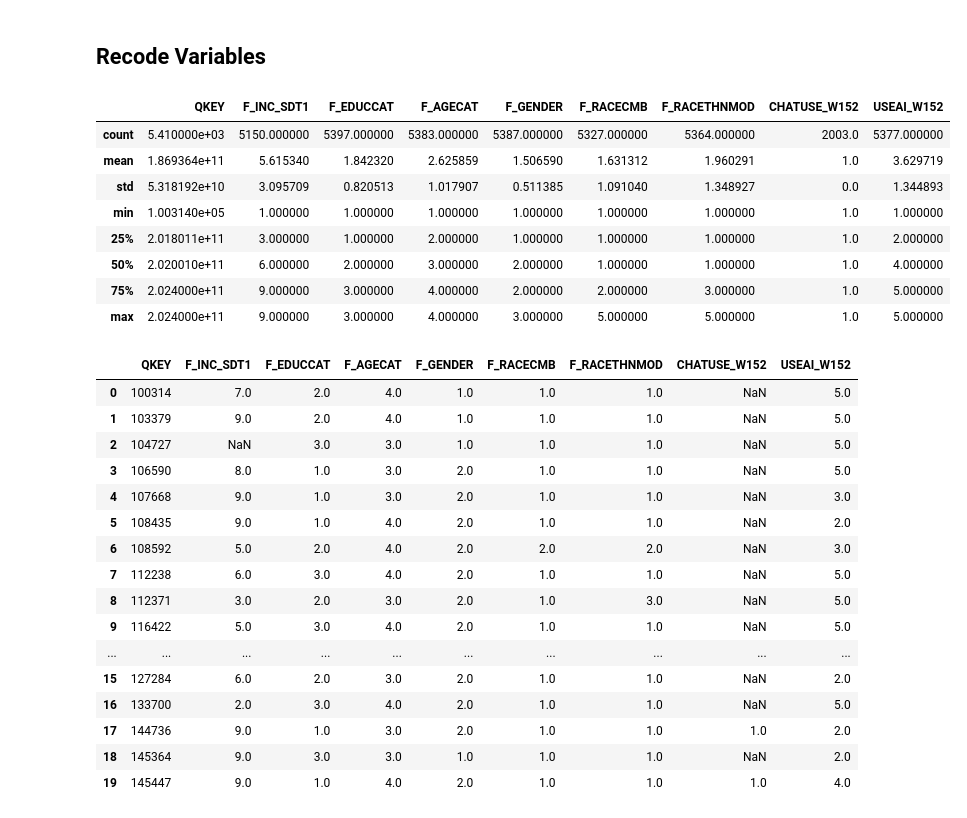
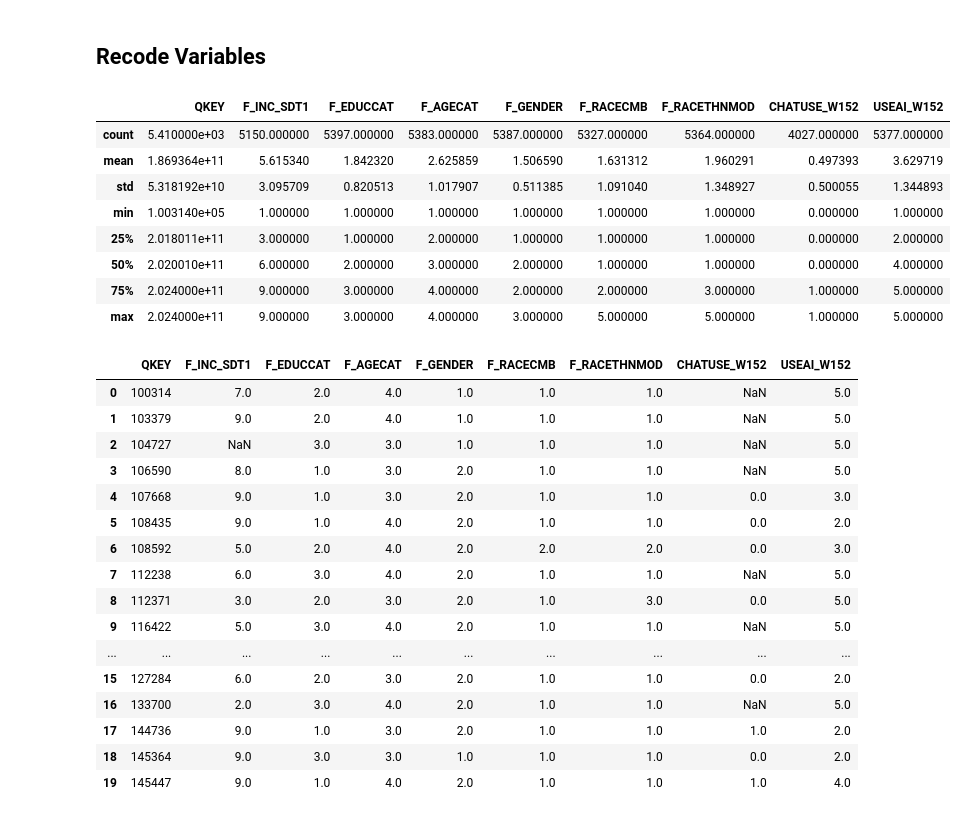
Before and after one commit to shambhavi-20/miniProject2, a Jupyter notebook: atp-w152.ipynb, the cells around one changed output. Drawn from its saved outputs; the diff is of its cells as text; code cells hidden in the pictures.

```diff
--- a/atp-w152.ipynb
+++ b/atp-w152.ipynb
@@ -90,40 +90,40 @@ data.head(20)
 # %%
 # 99 = "Refused" code; recode as missing
 recode_99_cols = predictor_cols + outcome_cols
 for col in recode_99_cols:
     data[col] = data[col].replace(99, np.nan)
 
 # Remap Binary Outcome Variable
-data['CHATUSE_W152'] = data['CHATUSE_W152'].map({1: 1, 2: 0})  # 1 = Yes, have used, 0 = No, have not used
+data['CHATUSE_W152'] = data['CHATUSE_W152'].replace({2: 0})  # 1 = Yes, have used, 0 = No, have not used
 
 display(data.describe())
 display(data.head(20))
 # %% [output]
 |  | QKEY | F_INC_SDT1 | F_EDUCCAT | F_AGECAT | F_GENDER | F_RACECMB | F_RACETHNMOD | CHATUSE_W152 | USEAI_W152 |
-| count | 5.410000e+03 | 5150.000000 | 5397.000000 | 5383.000000 | 5387.000000 | 5327.000000 | 5364.000000 | 2003.0 | 5377.000000 |
-| mean | 1.869364e+11 | 5.615340 | 1.842320 | 2.625859 | 1.506590 | 1.631312 | 1.960291 | 1.0 | 3.629719 |
-| std | 5.318192e+10 | 3.095709 | 0.820513 | 1.017907 | 0.511385 | 1.091040 | 1.348927 | 0.0 | 1.344893 |
-| min | 1.003140e+05 | 1.000000 | 1.000000 | 1.000000 | 1.000000 | 1.000000 | 1.000000 | 1.0 | 1.000000 |
-| 25% | 2.018011e+11 | 3.000000 | 1.000000 | 2.000000 | 1.000000 | 1.000000 | 1.000000 | 1.0 | 2.000000 |
-| 50% | 2.020010e+11 | 6.000000 | 2.000000 | 3.000000 | 2.000000 | 1.000000 | 1.000000 | 1.0 | 4.000000 |
-| 75% | 2.024000e+11 | 9.000000 | 3.000000 | 4.000000 | 2.000000 | 2.000000 | 3.000000 | 1.0 | 5.000000 |
-| max | 2.024000e+11 | 9.000000 | 3.000000 | 4.000000 | 3.000000 | 5.000000 | 5.000000 | 1.0 | 5.000000 |
+| count | 5.410000e+03 | 5150.000000 | 5397.000000 | 5383.000000 | 5387.000000 | 5327.000000 | 5364.000000 | 4027.000000 | 5377.000000 |
+| mean | 1.869364e+11 | 5.615340 | 1.842320 | 2.625859 | 1.506590 | 1.631312 | 1.960291 | 0.497393 | 3.629719 |
+| std | 5.318192e+10 | 3.095709 | 0.820513 | 1.017907 | 0.511385 | 1.091040 | 1.348927 | 0.500055 | 1.344893 |
+| min | 1.003140e+05 | 1.000000 | 1.000000 | 1.000000 | 1.000000 | 1.000000 | 1.000000 | 0.000000 | 1.000000 |
+| 25% | 2.018011e+11 | 3.000000 | 1.000000 | 2.000000 | 1.000000 | 1.000000 | 1.000000 | 0.000000 | 2.000000 |
+| 50% | 2.020010e+11 | 6.000000 | 2.000000 | 3.000000 | 2.000000 | 1.000000 | 1.000000 | 0.000000 | 4.000000 |
+| 75% | 2.024000e+11 | 9.000000 | 3.000000 | 4.000000 | 2.000000 | 2.000000 | 3.000000 | 1.000000 | 5.000000 |
+| max | 2.024000e+11 | 9.000000 | 3.000000 | 4.000000 | 3.000000 | 5.000000 | 5.000000 | 1.000000 | 5.000000 |
 |  | QKEY | F_INC_SDT1 | F_EDUCCAT | F_AGECAT | F_GENDER | F_RACECMB | F_RACETHNMOD | CHATUSE_W152 | USEAI_W152 |
 | 0 | 100314 | 7.0 | 2.0 | 4.0 | 1.0 | 1.0 | 1.0 | NaN | 5.0 |
 | 1 | 103379 | 9.0 | 2.0 | 4.0 | 1.0 | 1.0 | 1.0 | NaN | 5.0 |
 | 2 | 104727 | NaN | 3.0 | 3.0 | 1.0 | 1.0 | 1.0 | NaN | 5.0 |
 | 3 | 106590 | 8.0 | 1.0 | 3.0 | 2.0 | 1.0 | 1.0 | NaN | 5.0 |
-| 4 | 107668 | 9.0 | 1.0 | 3.0 | 2.0 | 1.0 | 1.0 | NaN | 3.0 |
-| 5 | 108435 | 9.0 | 1.0 | 4.0 | 2.0 | 1.0 | 1.0 | NaN | 2.0 |
-| 6 | 108592 | 5.0 | 2.0 | 4.0 | 2.0 | 2.0 | 2.0 | NaN | 3.0 |
+| 4 | 107668 | 9.0 | 1.0 | 3.0 | 2.0 | 1.0 | 1.0 | 0.0 | 3.0 |
+| 5 | 108435 | 9.0 | 1.0 | 4.0 | 2.0 | 1.0 | 1.0 | 0.0 | 2.0 |
+| 6 | 108592 | 5.0 | 2.0 | 4.0 | 2.0 | 2.0 | 2.0 | 0.0 | 3.0 |
 | 7 | 112238 | 6.0 | 3.0 | 4.0 | 2.0 | 1.0 | 1.0 | NaN | 5.0 |
-| 8 | 112371 | 3.0 | 2.0 | 3.0 | 2.0 | 1.0 | 3.0 | NaN | 5.0 |
+| 8 | 112371 | 3.0 | 2.0 | 3.0 | 2.0 | 1.0 | 3.0 | 0.0 | 5.0 |
 | 9 | 116422 | 5.0 | 3.0 | 4.0 | 2.0 | 1.0 | 1.0 | NaN | 5.0 |
 | ... | ... | ... | ... | ... | ... | ... | ... | ... | ... |
-| 15 | 127284 | 6.0 | 2.0 | 3.0 | 2.0 | 1.0 | 1.0 | NaN | 2.0 |
+| 15 | 127284 | 6.0 | 2.0 | 3.0 | 2.0 | 1.0 | 1.0 | 0.0 | 2.0 |
 | 16 | 133700 | 2.0 | 3.0 | 4.0 | 2.0 | 1.0 | 1.0 | NaN | 5.0 |
 | 17 | 144736 | 9.0 | 1.0 | 3.0 | 2.0 | 1.0 | 1.0 | 1.0 | 2.0 |
-| 18 | 145364 | 9.0 | 3.0 | 3.0 | 1.0 | 1.0 | 1.0 | NaN | 2.0 |
+| 18 | 145364 | 9.0 | 3.0 | 3.0 | 1.0 | 1.0 | 1.0 | 0.0 | 2.0 |
 | 19 | 145447 | 9.0 | 1.0 | 4.0 | 2.0 | 1.0 | 1.0 | 1.0 | 4.0 |
 # %%
 # Save cleaned/recoded data for regression analysis
```
Also changed, not shown: 1 other file.
